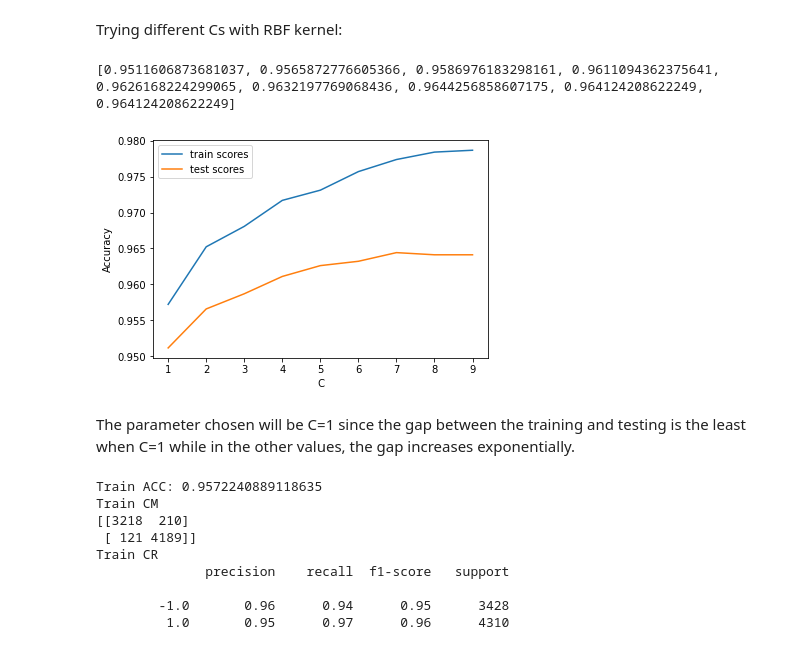
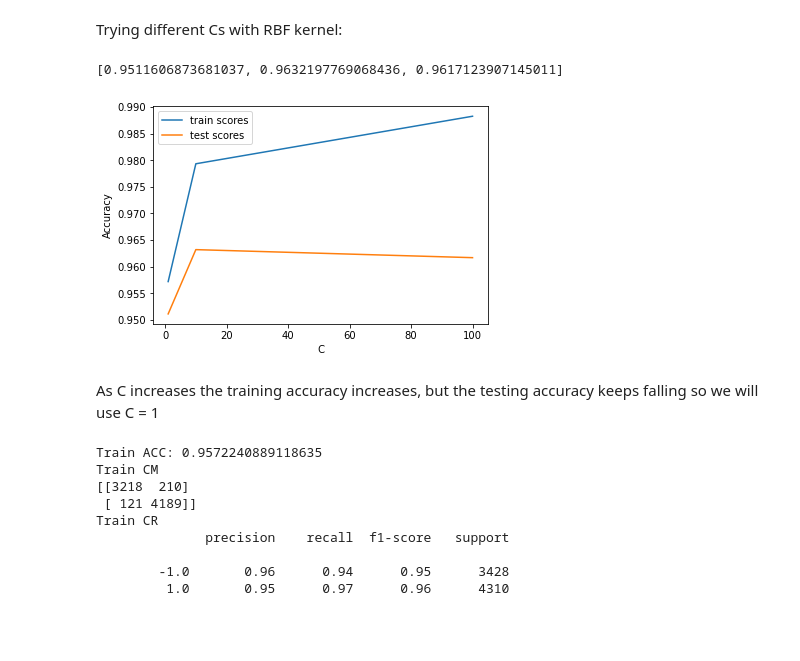
Before and after one commit to OdyAsh/ml-problems, a Jupyter notebook: Assignment 2/Farah 194233/PhishingWebsites - WeakLearners.ipynb, the cells around one changed output. Cells and saved outputs as stored; diff of their text form; code cells hidden in the pictures.

```diff
--- a/Assignment 2/Farah 194233/PhishingWebsites - WeakLearners.ipynb
+++ b/Assignment 2/Farah 194233/PhishingWebsites - WeakLearners.ipynb
@@ -171,8 +173,7 @@ Looking in the plot above, we will see that degree 4 performs best an it is clos
 # %% [markdown]
 Trying different C parameters on polynomial kernel degree 4:
 # %%
-cs = range(1,10)
-nums = range(1,10)
+cs = [1, 10, 100]
 scores_test = []
 scores_train = []
 for c in cs:
@@ -181,7 +182,6 @@ for c in cs:
     scores_train.append(metrics.accuracy_score(y_train, svc.predict(x_train)))
     scores_test.append(metrics.accuracy_score(y_test, y_pred))
 
-print(scores_test)
 plt.plot(cs, scores_train, label="train scores")
 plt.plot(cs, scores_test, label="test scores")
 plt.xlabel(' C')
@@ -257,28 +262,29 @@ Variance: 0.065
 # %% [markdown]
 Trying different Cs with RBF kernel:
 # %%
-cs = range(1,10)
-nums = range(1,10)
+cs = [1, 10, 100]
 scores_test = []
 scores_train = []
 for c in cs:
     svc = SVC(kernel='rbf', C=c).fit(x_train, y_train)
     y_pred = svc.predict(x_test)
     scores_train.append(metrics.accuracy_score(y_train, svc.predict(x_train)))
     scores_test.append(metrics.accuracy_score(y_test, y_pred))
 
 print(scores_test)
 plt.plot(cs, scores_train, label="train scores")
 plt.plot(cs, scores_test, label="test scores")
 plt.xlabel(' C')
 plt.ylabel('Accuracy')
+#plt.yticks([min(scores_train), min(scores_train)+0.02, min(scores_train)+0.04])
+#plt.xticks([1, 10, 100, 1000])
 plt.legend()
 plt.show()
 # %% [output]
-[0.9511606873681037, 0.9565872776605366, 0.9586976183298161, 0.9611094362375641, 0.9626168224299065, 0.9632197769068436, 0.9644256858607175, 0.964124208622249, 0.964124208622249]
+[0.9511606873681037, 0.9632197769068436, 0.9617123907145011]
-[figure, old version]
+[figure, new version]
-# %% [markdown]
-The parameter chosen will be C=1 since the gap between the training and testing is the least when C=1 while in the other values, the gap increases exponentially.
+# %% [markdown]
+As C increases the training accuracy increases, but the testing accuracy keeps falling so we will use C = 1
 # %%
 svc = SVC(kernel='rbf', C=1, random_state=42)
 svc.fit(x_train, y_train)
```
Also changed, not shown: parts of 29 cells of this notebook.
